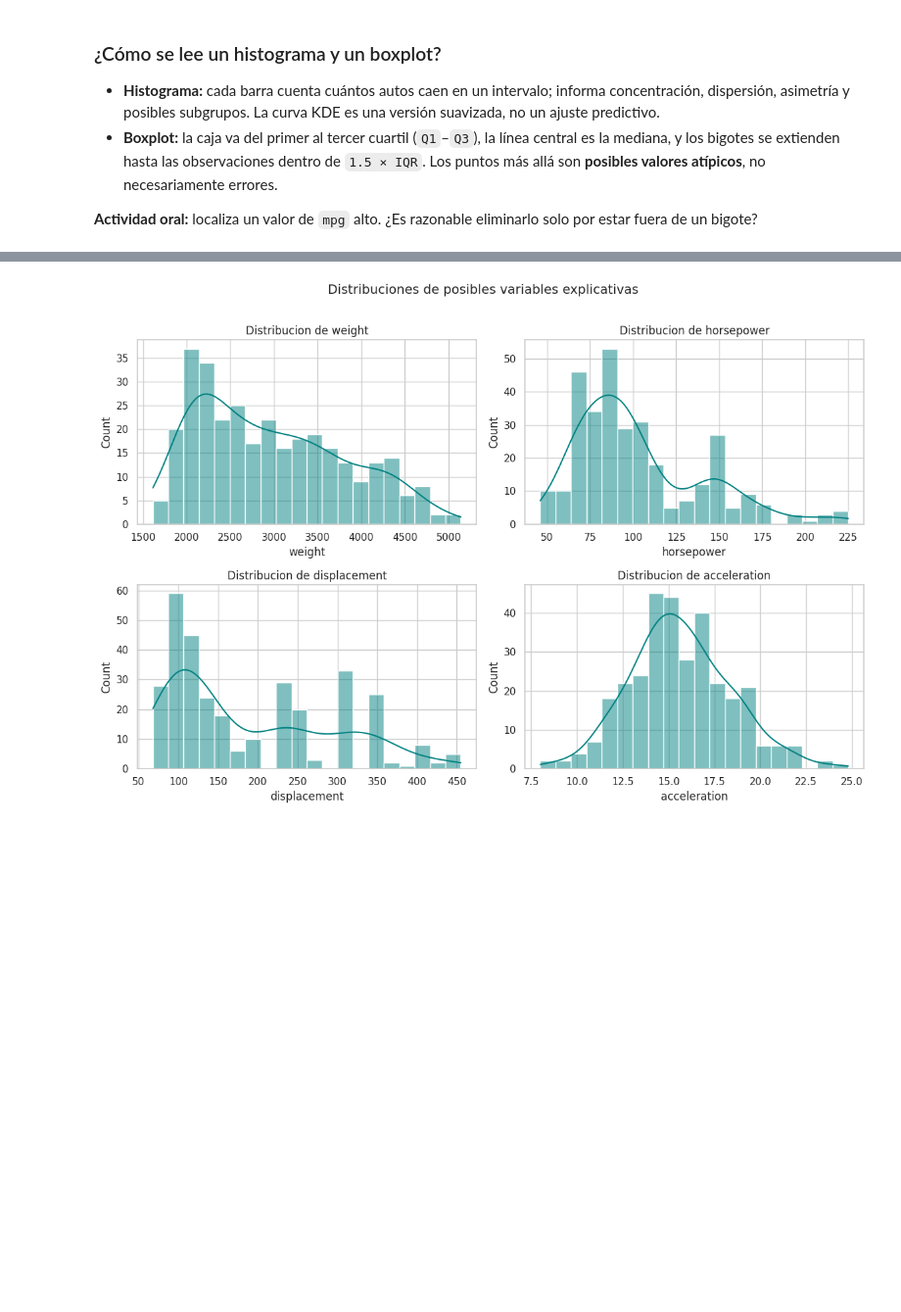
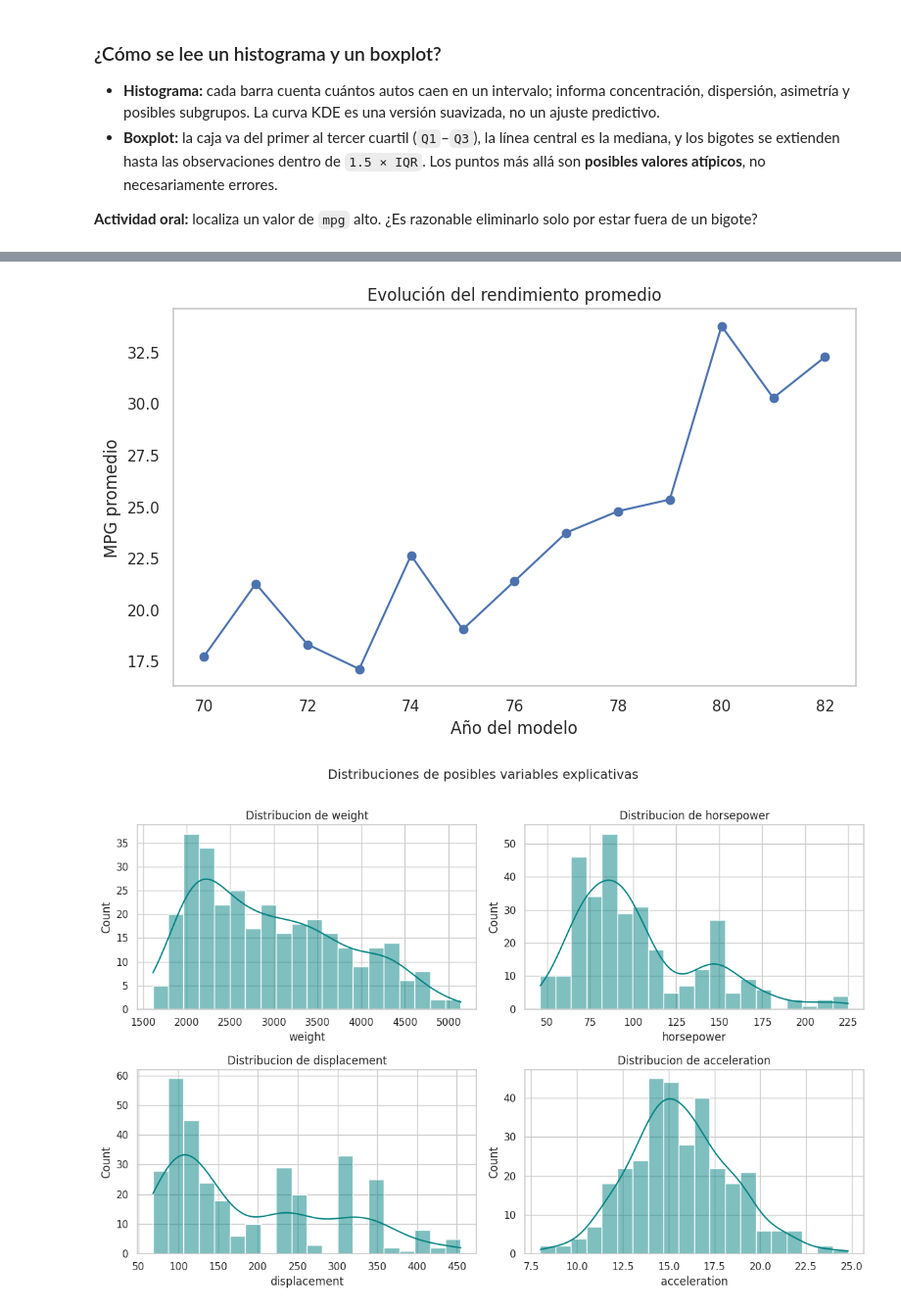
Before and after one commit to asegura4488/EDCO_IntroCienciaDatos, a Jupyter notebook: Semana5/EDA_Auto_MPG_Completo.ipynb, the cells around one changed output, grey strips where cells are left out. Shown at 98% size. Cells and saved outputs as stored; diff of their text form; code cells hidden in the pictures; blank space fills up the shorter version.

```diff
--- a/Semana5/EDA_Auto_MPG_Completo.ipynb
+++ b/Semana5/EDA_Auto_MPG_Completo.ipynb
@@ -221,3 +247,16 @@ plt.show()
+# %%
+eda.groupby("model_year")["mpg"].mean().plot(
+    marker="o",
+    figsize=(9, 5)
+)
+
+plt.title("Evolución del rendimiento promedio")
+plt.xlabel("Año del modelo")
+plt.ylabel("MPG promedio")
+plt.grid()
+plt.show()
+# %% [output]
+[figure, added]
 # %%
 fig, axs = plt.subplots(2, 2, figsize=(12, 8))
 for ax, variable in zip(axs.ravel(), ["weight", "horsepower", "displacement", "acceleration"]):
```
Also changed, not shown: parts of 2 cells of this notebook.
